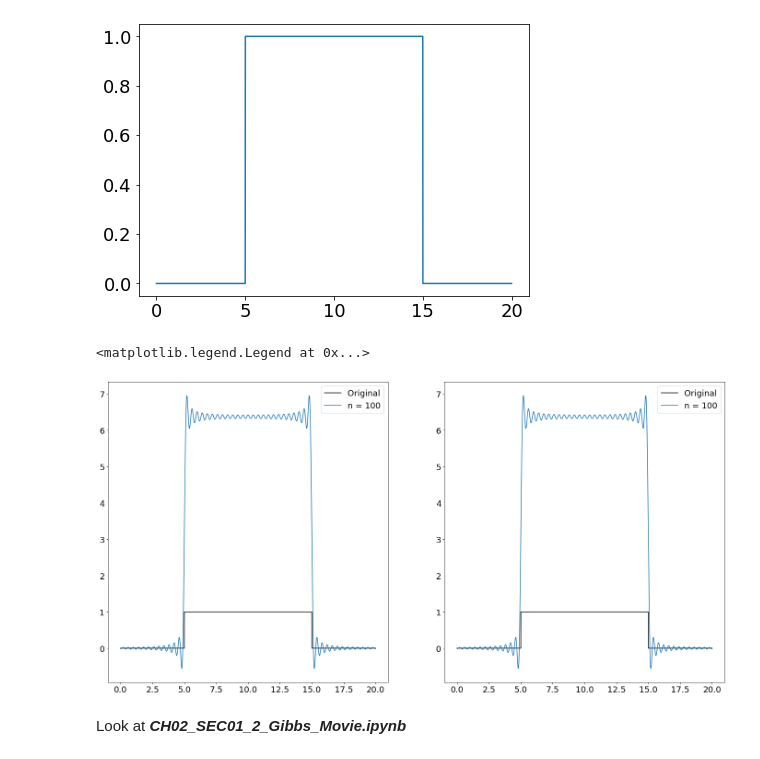
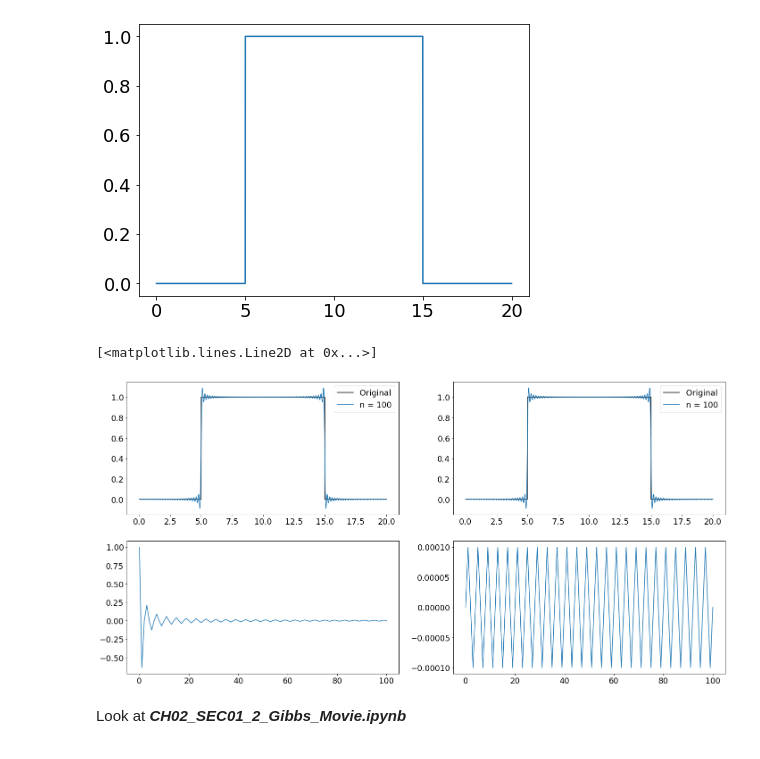
Before and after one commit to drolsonmi/math3280, a Jupyter notebook: Notes/3280_09_Fourier.ipynb, the cells around one changed output. Cells and saved outputs as stored; diff of their text form; code cells hidden in the pictures.

```diff
--- a/Notes/3280_09_Fourier.ipynb
+++ b/Notes/3280_09_Fourier.ipynb
@@ -142,32 +186,37 @@ plt.plot(x,f)
 # %%
 plt.rcParams['figure.figsize'] = [24,12]
 n = 100
 A = np.zeros(n+1)
 B = np.zeros(n+1)
 
-A[0] = np.sum(f * np.cos(0*x)) * dx / np.pi
+A[0] = np.sum(f * np.cos(0*x)) * dx *2/L#/ np.pi
 f_fourier = A[0]/2
 
 fig = plt.figure()
-ax1 = fig.add_subplot(121)
+ax1 = fig.add_subplot(221)
 ax1.plot(x,f, label="Original", color='k')
 
 for k in range(1,n+1):
-    A[k] = np.sum(f * np.cos(np.pi*x*k/L))*dx / np.pi
-    B[k] = np.sum(f * np.sin(np.pi*x*k/L))*dx / np.pi
-    f_fourier += A[k]*np.cos(np.pi*k*x/L) + B[k]*np.sin(np.pi*k*x/L)
+    A[k] = np.sum(f * np.cos(2*np.pi*x*k/L))*dx *2/L#/ np.pi
+    B[k] = np.sum(f * np.sin(2*np.pi*x*k/L))*dx *2/L#/ np.pi
+    f_fourier += A[k]*np.cos(2*np.pi*k*x/L) + B[k]*np.sin(2*np.pi*k*x/L)
     if k % 100 == 0:
         ax1.plot(x,f_fourier, label="n = {0}".format(k))
 
 ax1.legend()
 
-ax2 = fig.add_subplot(122)
+ax2 = fig.add_subplot(222)
 ax2.plot(x,f, label="Original", color='k')
 ax2.plot(x,f_fourier, label="n = {0}".format(k))
 ax2.legend()
+
+ax3 = fig.add_subplot(223)
+ax3.plot(A)
+ax4 = fig.add_subplot(224)
+ax4.plot(B)
 # %% [output]
-<matplotlib.legend.Legend at 0x...>
+[<matplotlib.lines.Line2D at 0x...>]
-[figure, old version]
+[figure, new version]
 # %% [markdown]
 Look at __*CH02_SEC01_2_Gibbs_Movie.ipynb*__
 # %% [markdown]
```
Also changed, not shown: parts of 16 cells of this notebook, 2 other files.
